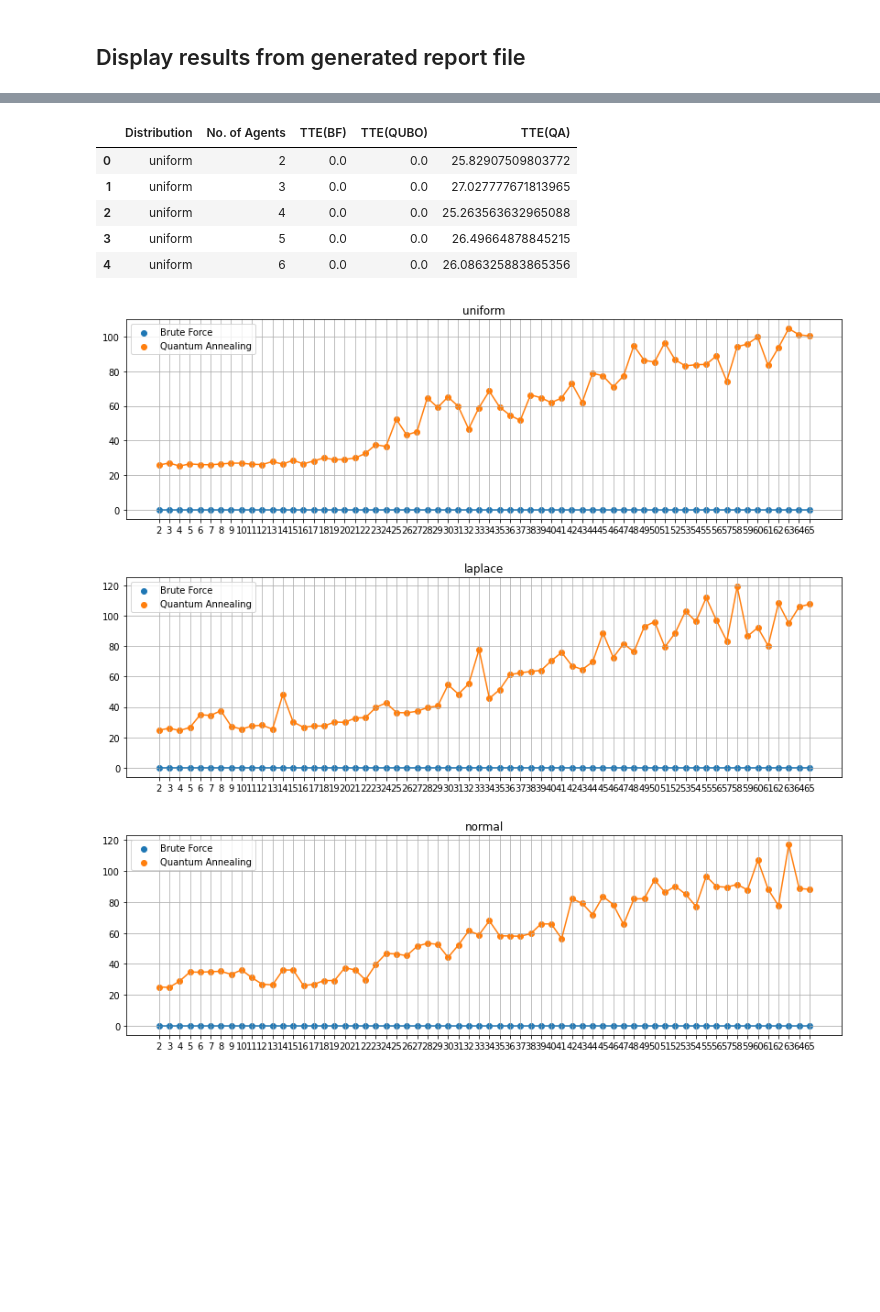
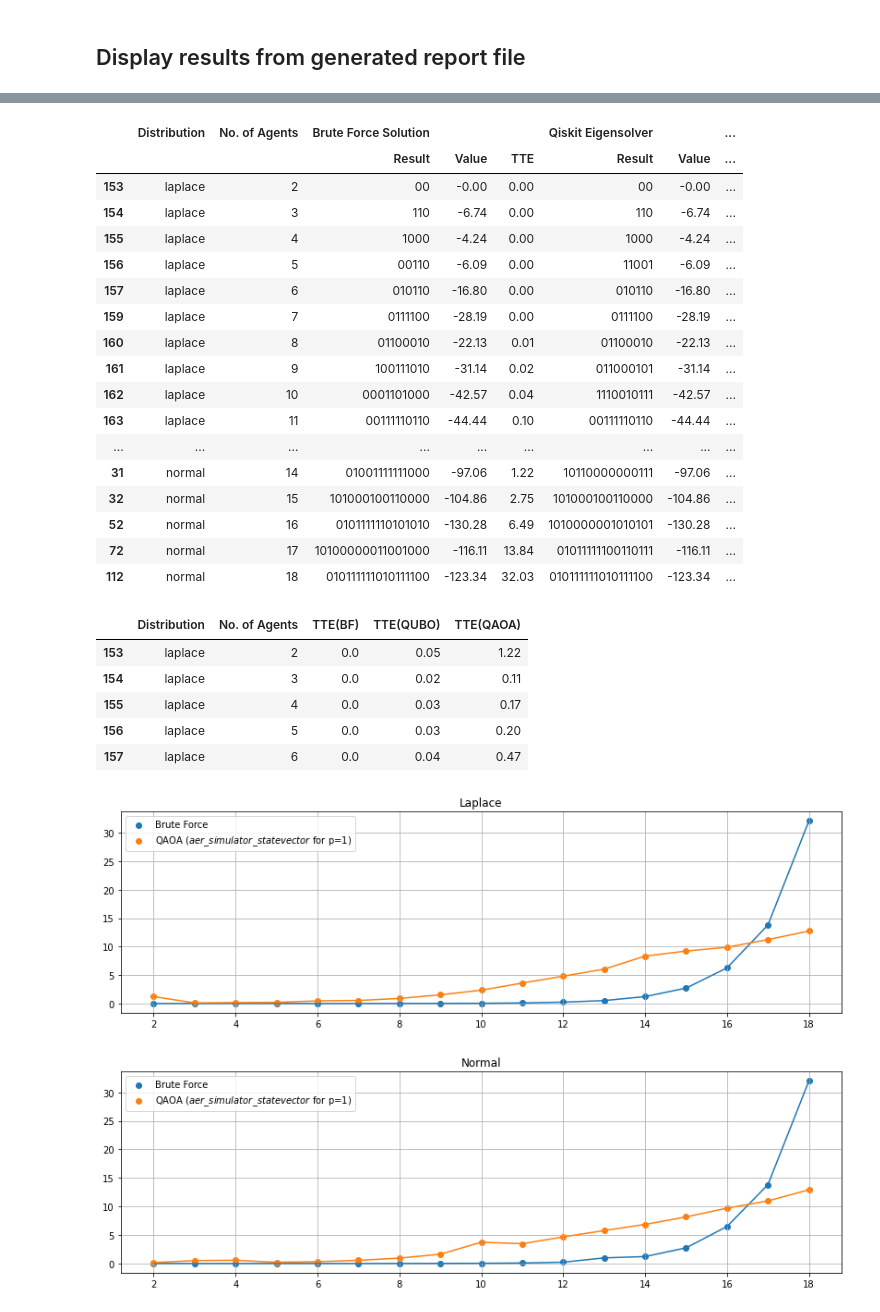
Before and after one commit to supreethmv/QuACS, a Jupyter notebook: Gate_based_Split.ipynb, the cells around one changed output, grey strips where cells are left out. Saved outputs shown, nothing was run; the diff lists cells and outputs as text; code cells hidden in the pictures; blank space fills up the shorter version.

```diff
--- a/Gate_based_Split.ipynb
+++ b/Gate_based_Split.ipynb
@@ -261,6 +269,6 @@ p (QAOA reps) = 13
 # %% [markdown]
 ## Display results from generated report file
 # %%
-report_filename = 'split_report_' +  str(seed) + '_' + timestamp + '.txt'
+report_filename = '/content/drive/MyDrive/Saarland/QAI/gate_based_GCS/split_report_' +  str(seed) + '_' + simulator + '.txt'
 report_filename
 # %% [output]
@@ -287,11 +295,16 @@ df.apply(pd.to_numeric, errors='ignore')
 
 for col in df.columns:
   try:
-    if 'Result' in col or 'No. of Agents' in col:
+    if 'No. of Agents' in col or 'reps (p)' in col:
+      df[col] = df[col].astype(int)
+    elif 'Result' in col:
       raise
-    df[col] = df[col].astype(float)
+    else:
+      df[col] = df[col].astype(float)
   except:
     continue
+
+df.sort_values(['Distribution','No. of Agents', ('Qiskit QAOA', 'reps (p)')], ascending=[True, True, True], inplace=True)
 
 df = df.round(decimals = 2)
 
@@ -374,11 +387,34 @@ s.set_table_styles({
+# %%
+df[df[('Qiskit QAOA', 'reps (p)')]==1]
+#df[('Qiskit QAOA', 'reps (p)')]
+# %% [output]
+|  | Distribution | No. of Agents | Brute Force Solution |  |  | Qiskit Eigensolver |  | ... |
+|  |  |  | Result | Value | TTE | Result | Value | ... |
+| 153 | laplace | 2 | 00 | -0.00 | 0.00 | 00 | -0.00 | ... |
+| 154 | laplace | 3 | 110 | -6.74 | 0.00 | 110 | -6.74 | ... |
+| 155 | laplace | 4 | 1000 | -4.24 | 0.00 | 1000 | -4.24 | ... |
+| 156 | laplace | 5 | 00110 | -6.09 | 0.00 | 11001 | -6.09 | ... |
+| 157 | laplace | 6 | 010110 | -16.80 | 0.00 | 010110 | -16.80 | ... |
+| 159 | laplace | 7 | 0111100 | -28.19 | 0.00 | 0111100 | -28.19 | ... |
+| 160 | laplace | 8 | 01100010 | -22.13 | 0.01 | 01100010 | -22.13 | ... |
+| 161 | laplace | 9 | 100111010 | -31.14 | 0.02 | 011000101 | -31.14 | ... |
+| 162 | laplace | 10 | 0001101000 | -42.57 | 0.04 | 1110010111 | -42.57 | ... |
+| 163 | laplace | 11 | 00111110110 | -44.44 | 0.10 | 00111110110 | -44.44 | ... |
+| ... | ... | ... | ... | ... | ... | ... | ... | ... |
+| 31 | normal | 14 | 01001111111000 | -97.06 | 1.22 | 10110000000111 | -97.06 | ... |
+| 32 | normal | 15 | 101000100110000 | -104.86 | 2.75 | 101000100110000 | -104.86 | ... |
+| 52 | normal | 16 | 0101111110101010 | -130.28 | 6.49 | 1010000001010101 | -130.28 | ... |
+| 72 | normal | 17 | 10100000011001000 | -116.11 | 13.84 | 01011111100110111 | -116.11 | ... |
+| 112 | normal | 18 | 010111111010111100 | -123.34 | 32.03 | 010111111010111100 | -123.34 | ... |
 # %%
-df = pd.concat([df['Distribution'], df['No. of Agents'], df['Brute Force Solution']['TTE'], df['Qiskit Eigensolver']['TTE'], df['Dwave Annealer']['TTE']], axis = 1)#,    'TTE']
-df.columns=['Distribution', 'No. of Agents', 'TTE(BF)', 'TTE(QUBO)', 'TTE(QA)']
+df = df[df[('Qiskit QAOA', 'reps (p)')]==1]
+df = pd.concat([df['Distribution'], df['No. of Agents'], df['Brute Force Solution']['TTE'], df['Qiskit Eigensolver']['TTE'], df['Qiskit QAOA']['TTE']], axis = 1)#,    'TTE']
+df.columns=['Distribution', 'No. of Agents', 'TTE(BF)', 'TTE(QUBO)', 'TTE(QAOA)']
 df.head()
 # %% [output]
-|  | Distribution | No. of Agents | TTE(BF) | TTE(QUBO) | TTE(QA) |
-| 0 | uniform | 2 | 0.0 | 0.0 | 25.82907509803772 |
-| 1 | uniform | 3 | 0.0 | 0.0 | 27.027777671813965 |
-| 2 | uniform | 4 | 0.0 | 0.0 | 25.263563632965088 |
-| 3 | uniform | 5 | 0.0 | 0.0 | 26.49664878845215 |
-| 4 | uniform | 6 | 0.0 | 0.0 | 26.086325883865356 |
+|  | Distribution | No. of Agents | TTE(BF) | TTE(QUBO) | TTE(QAOA) |
+| 153 | laplace | 2 | 0.0 | 0.05 | 1.22 |
+| 154 | laplace | 3 | 0.0 | 0.02 | 0.11 |
+| 155 | laplace | 4 | 0.0 | 0.03 | 0.17 |
+| 156 | laplace | 5 | 0.0 | 0.03 | 0.20 |
+| 157 | laplace | 6 | 0.0 | 0.04 | 0.47 |
@@ -391,33 +421,32 @@ df.head()
 # %%
 import matplotlib.pyplot as plt
 
 
-folder = 'output-bipartite'
-create_dir(folder)
+folder = 'output-optimal-split'
+#create_dir(folder)
 for distr in df.Distribution.unique():
     data = df.loc[df.Distribution == distr, ]
     plt.figure(figsize=(14,4))
 
     plt.plot(data['No. of Agents'], data['TTE(BF)'].astype(float).to_numpy())
     plt.scatter(data['No. of Agents'], data['TTE(BF)'].astype(float).to_numpy(), label='Brute Force')
 
-    plt.plot(data['No. of Agents'], data['TTE(QA)'].astype(float).to_numpy())
-    plt.scatter(data['No. of Agents'], data['TTE(QA)'].astype(float).to_numpy(), label='Quantum Annealing')
+    plt.plot(data['No. of Agents'], data['TTE(QAOA)'].astype(float).to_numpy())
+    plt.scatter(data['No. of Agents'], data['TTE(QAOA)'].astype(float).to_numpy(), label='QAOA ($aer\_simulator\_statevector$ for p=1)')
 
     # plt.plot(data['No. of Agents'], np.log2(data['TTE(BF)'].astype(float).to_numpy()+10**(-5))  )
     # plt.scatter(data['No. of Agents'], np.log2(data['TTE(BF)'].astype(float).to_numpy()+10**(-5)), label='Brute Force')
     # # plt.plot(data['No. of Agents'], data['TTE(QUBO)'].astype(float))
     # # plt.scatter(data['No. of Agents'], data['TTE(QUBO)'].astype(float), label='Classical QUBO')
     # plt.plot(data['No. of Agents'], np.log10(data['TTE(QA)'].astype(float).to_numpy()))
     # plt.scatter(data['No. of Agents'], np.log10(data['TTE(QA)'].astype(float).to_numpy()), label='Quantum Annealing')
 
-    plt.title(distr)
+    plt.title(distr.title())
     plt.legend()
     plt.autoscale(enable=True)
     plt.grid()
-    plt.savefig(folder + '/' + distr +'.jpeg')
+    plt.savefig(distr+ '_aer_simulator_statevector.jpeg')
     plt.show()
 # %% [output]
-[figure, old version]
+[figure, new version]
-[figure, old version]
+[figure, new version]
-[figure, removed]
```
Also changed, not shown: parts of 10 cells of this notebook, 3 other files.
